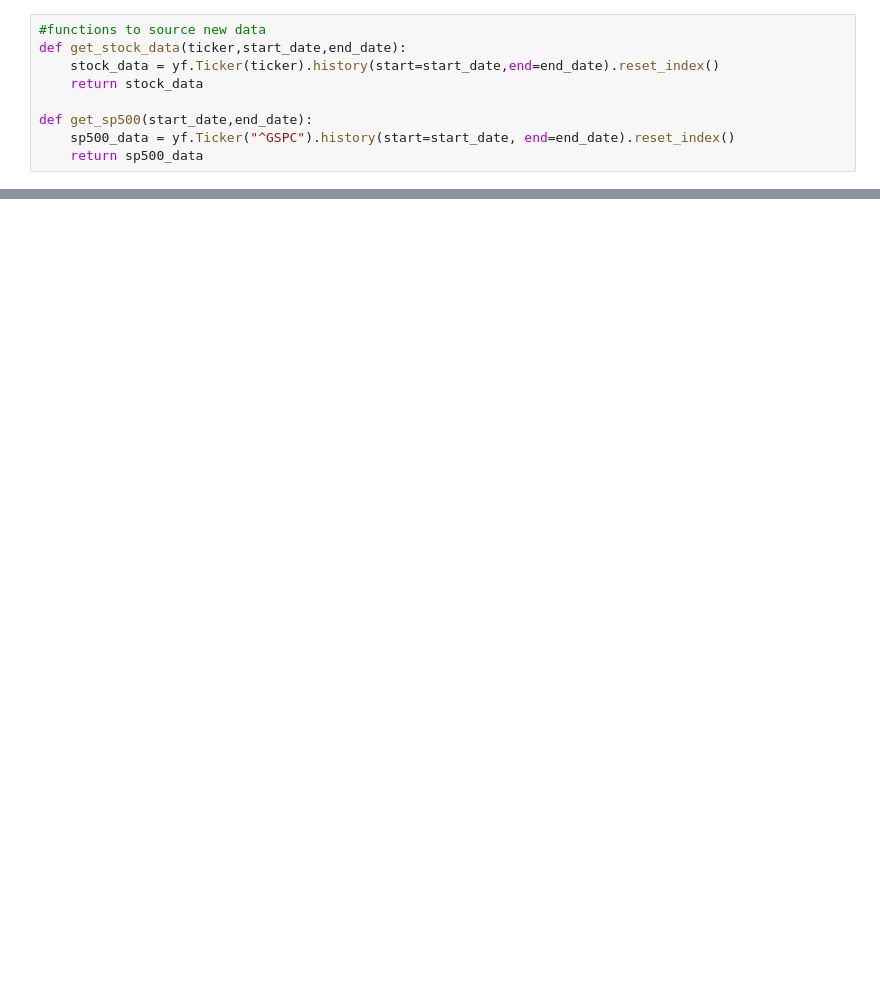
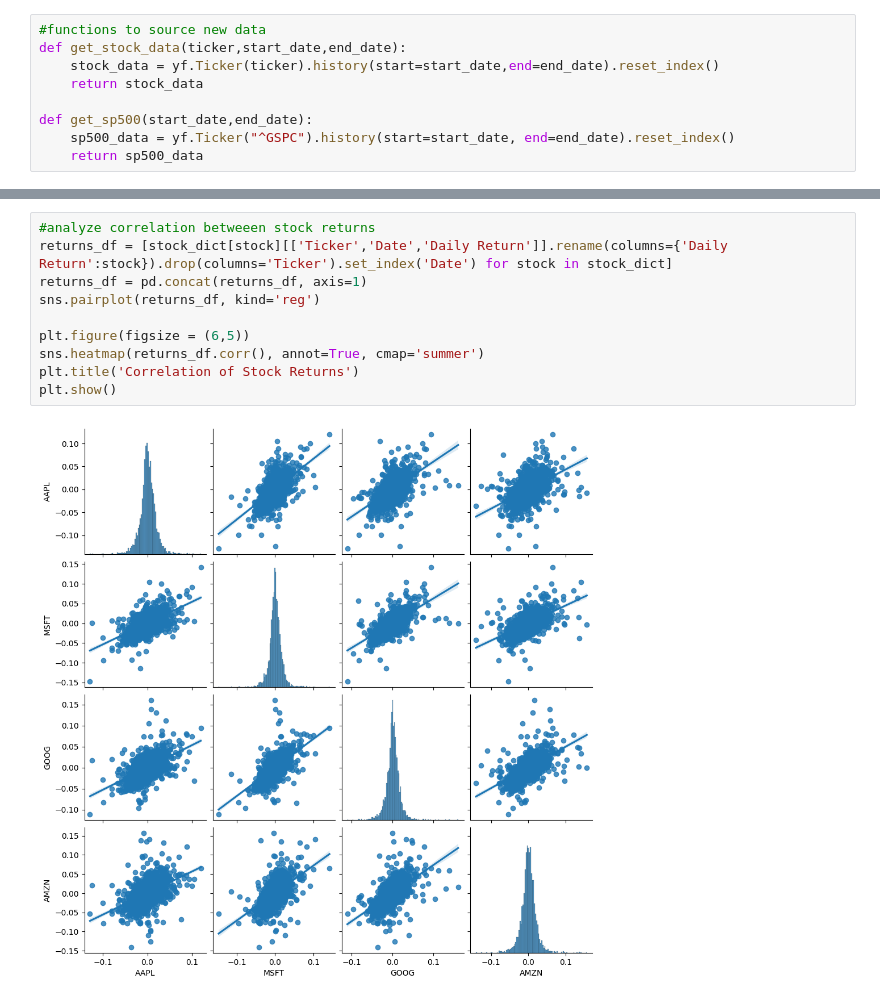
Before and after one commit to kamalavi/Stock-Price-Prediction, a Jupyter notebook: stock_prediction_model.ipynb, the cells around one changed output, grey strips where cells are left out. Cells and saved outputs as stored; diff of their text form; blank space fills up the shorter version.

```diff
--- a/stock_prediction_model.ipynb
+++ b/stock_prediction_model.ipynb
@@ -96,0 +140,12 @@ plt.show()
+# %%
+#analyze correlation betweeen stock returns
+returns_df = [stock_dict[stock][['Ticker','Date','Daily Return']].rename(columns={'Daily Return':stock}).drop(columns='Ticker').set_index('Date') for stock in stock_dict]
+returns_df = pd.concat(returns_df, axis=1)
+sns.pairplot(returns_df, kind='reg')
+
+plt.figure(figsize = (6,5))
+sns.heatmap(returns_df.corr(), annot=True, cmap='summer')
+plt.title('Correlation of Stock Returns')
+plt.show()
+# %% [output]
+[figure, added]
```
Also changed, not shown: parts of 10 cells of this notebook.
